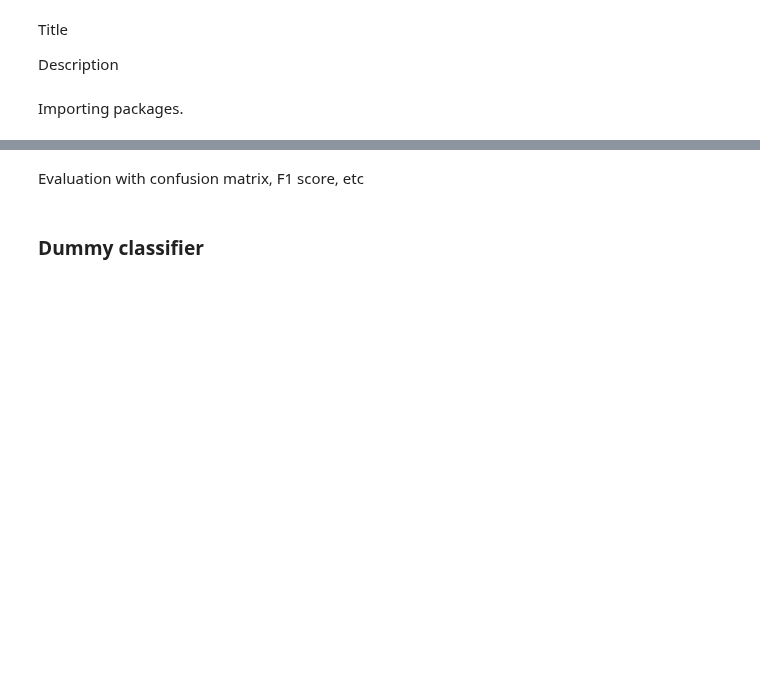
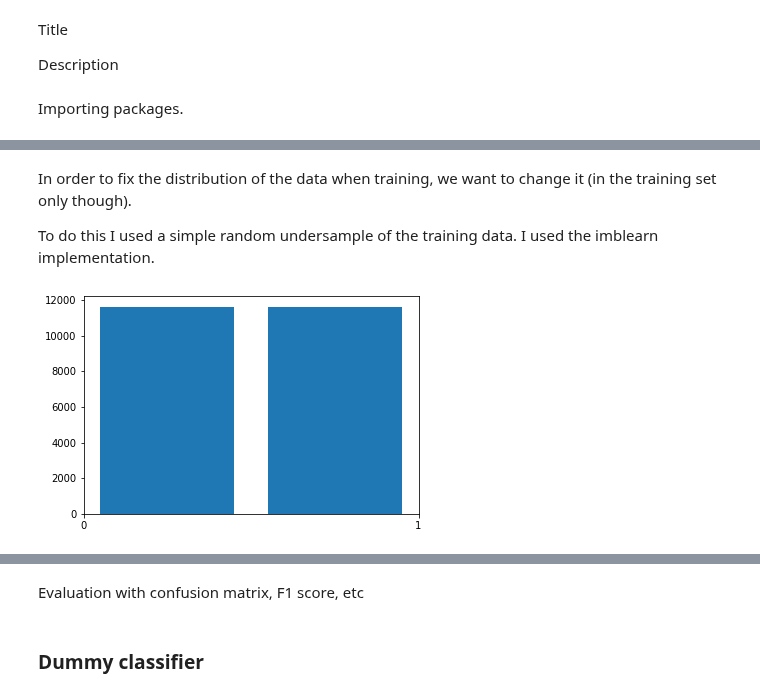
Before and after one commit to DMAgit/Thesis-BSc-Tilburg, a Jupyter notebook: main.ipynb, the cells around one changed output, grey strips where cells are left out. Saved outputs shown, nothing was run; the diff lists cells and outputs as text; code cells hidden in the pictures; blank space fills up the shorter version.

```diff
--- a/main.ipynb
+++ b/main.ipynb
@@ -226,0 +81,19 @@ Training models, each in a cell (?)
+# %% [markdown]
+In order to fix the distribution of the data when training, we want to change it (in the training set only though).
+
+To do this I used a simple random undersample of the training data. I used the imblearn implementation.
+# %%
+from imblearn.under_sampling import RandomUnderSampler
+
+rus = RandomUnderSampler()
+X_train, y_train = rus.fit_resample(X_train, y_train)
+y_train = y_train.values.ravel()
+
+# print(X_train.shape)
+# print(y_train.shape)
+
+plt.hist(y_train, bins=2, rwidth=0.8)
+plt.xticks((0,1))
+plt.savefig(r"figures/hist_y_balanced.png")
+# %% [output]
+[figure, added]
```
Also changed, not shown: parts of 37 cells of this notebook.
